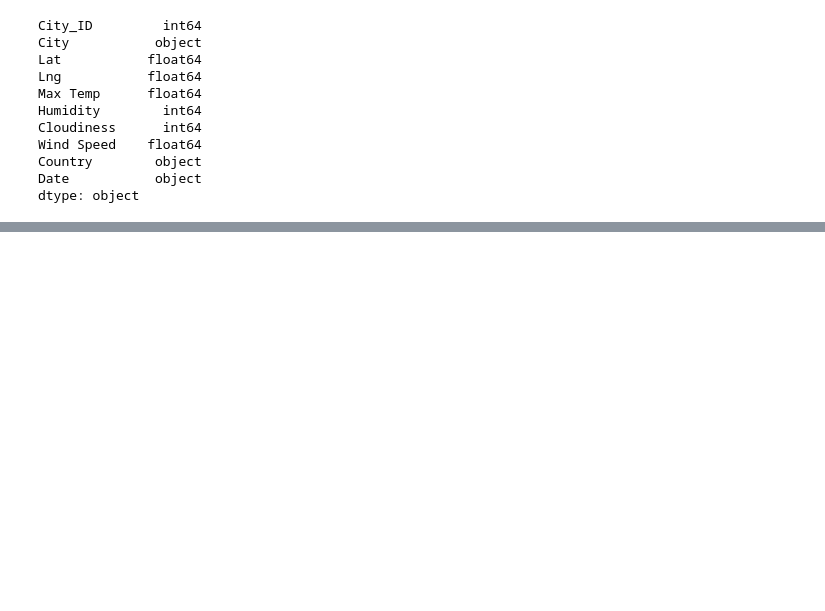
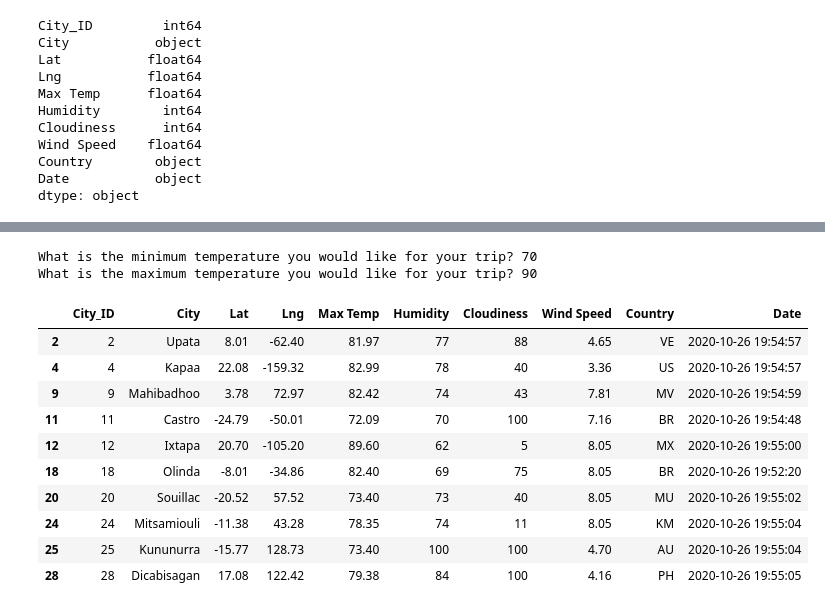
Before and after one commit to jsaltmd/World_Weather_Analysis, a Jupyter notebook: VacationPy.ipynb, the cells around one changed output, grey strips where cells are left out. Drawn from its saved outputs; the diff is of its cells as text; code cells hidden in the pictures; blank space fills up the shorter version.

```diff
--- a/VacationPy.ipynb
+++ b/VacationPy.ipynb
@@ -63,0 +98,24 @@ fig
+# %%
+# Ask the customer to add a minimum and maximum temperature value.
+min_temp = float(input("What is the minimum temperature you would like for your trip? "))
+max_temp = float(input("What is the maximum temperature you would like for your trip? "))
+# %% [output]
+What is the minimum temperature you would like for your trip? 70
+What is the maximum temperature you would like for your trip? 90
+# %%
+# Filter the dataset to find the cities that fit the criteria.
+preferred_cities_df = city_data_df.loc[(city_data_df["Max Temp"] <= max_temp) & \
+                                       (city_data_df["Max Temp"] >= min_temp)].dropna()
+preferred_cities_df.head(10)
+# %% [output]
+|  | City_ID | City | Lat | Lng | Max Temp | Humidity | Cloudiness | Wind Speed | Country | Date |
+| 2 | 2 | Upata | 8.01 | -62.40 | 81.97 | 77 | 88 | 4.65 | VE | 2020-10-26 19:54:57 |
+| 4 | 4 | Kapaa | 22.08 | -159.32 | 82.99 | 78 | 40 | 3.36 | US | 2020-10-26 19:54:57 |
+| 9 | 9 | Mahibadhoo | 3.78 | 72.97 | 82.42 | 74 | 43 | 7.81 | MV | 2020-10-26 19:54:59 |
+| 11 | 11 | Castro | -24.79 | -50.01 | 72.09 | 70 | 100 | 7.16 | BR | 2020-10-26 19:54:48 |
+| 12 | 12 | Ixtapa | 20.70 | -105.20 | 89.60 | 62 | 5 | 8.05 | MX | 2020-10-26 19:55:00 |
+| 18 | 18 | Olinda | -8.01 | -34.86 | 82.40 | 69 | 75 | 8.05 | BR | 2020-10-26 19:52:20 |
+| 20 | 20 | Souillac | -20.52 | 57.52 | 73.40 | 73 | 40 | 8.05 | MU | 2020-10-26 19:55:02 |
+| 24 | 24 | Mitsamiouli | -11.38 | 43.28 | 78.35 | 74 | 11 | 8.05 | KM | 2020-10-26 19:55:04 |
+| 25 | 25 | Kununurra | -15.77 | 128.73 | 73.40 | 100 | 100 | 4.70 | AU | 2020-10-26 19:55:04 |
+| 28 | 28 | Dicabisagan | 17.08 | 122.42 | 79.38 | 84 | 100 | 4.16 | PH | 2020-10-26 19:55:05 |
```
Also changed, not shown: parts of 17 cells of this notebook, 17 other files.
